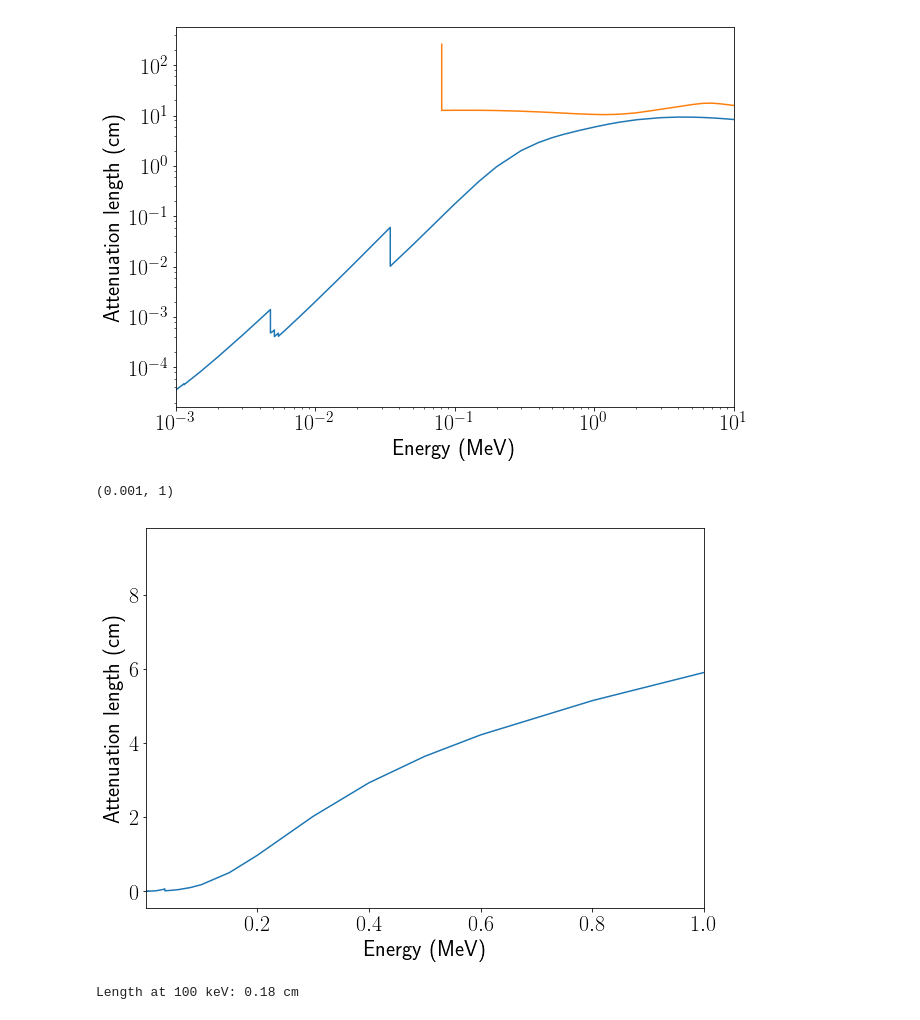
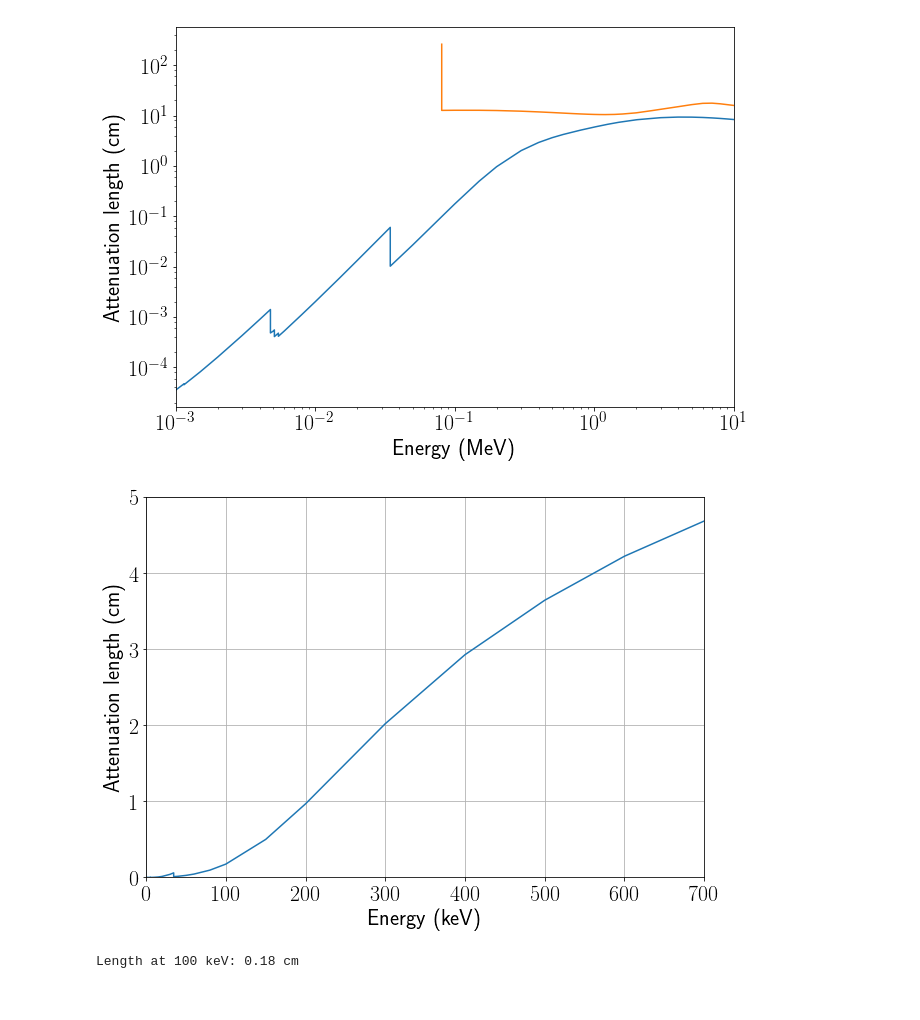
Before and after one commit to ErikHogenbirk/DMPlots, a Jupyter notebook: Xenon path length.ipynb, the cells around one changed output. Saved outputs shown, nothing was run; the diff lists cells and outputs as text; code cells hidden in the pictures.

```diff
--- a/Xenon path length.ipynb
+++ b/Xenon path length.ipynb
@@ -151,16 +242,17 @@ plt.xlim(1e-3, 10)
 (0.001, 10)
 [figure]
 # %%
-plt.plot(e, att)
+plt.plot(1000 * e, att)
 # plt.plot(en, attn)
-plt.xlabel('Energy (MeV)')
+plt.xlabel('Energy (keV)')
 plt.ylabel('Attenuation length (cm)')
 # plt.xscale('log')
 # plt.yscale('log')
-plt.xlim(1e-3, 1)
+plt.xlim(0, 700)
+plt.ylim(0, 5)
+plt.grid()
 # %% [output]
-(0.001, 1)
-[figure, old version]
+[figure, new version]
 # %%
 def get_att(E, e, att):
     return np.interp(E, e, att)
```
Also changed, not shown: parts of 14 cells of this notebook, 8 other files.
